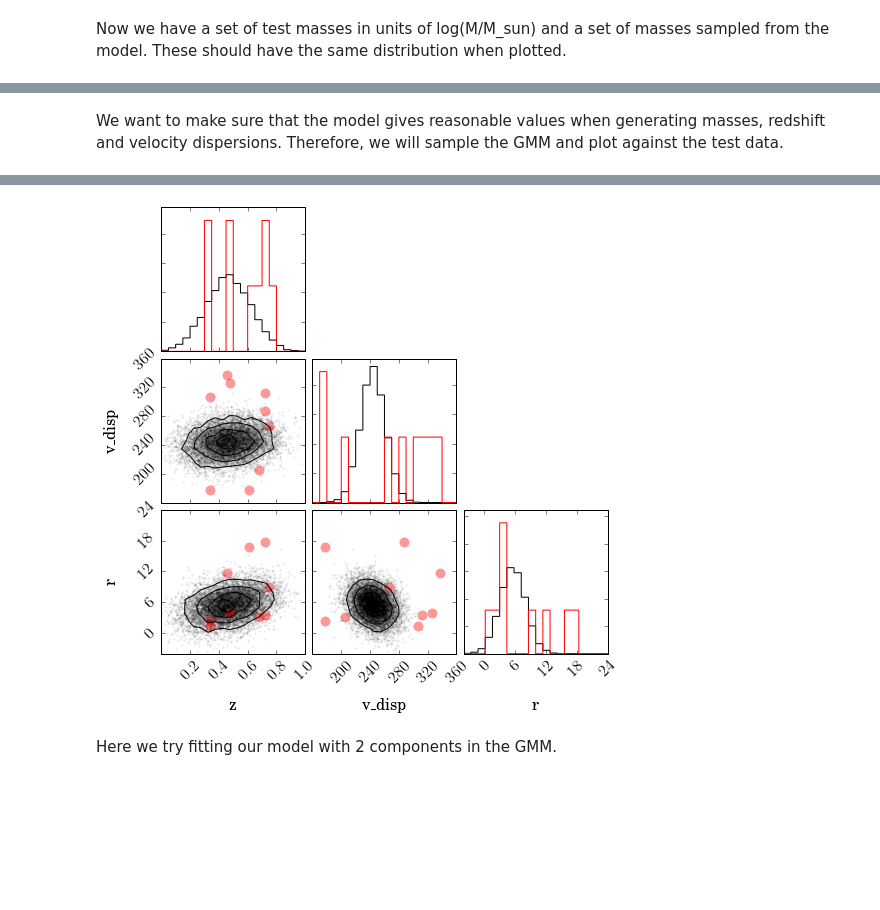
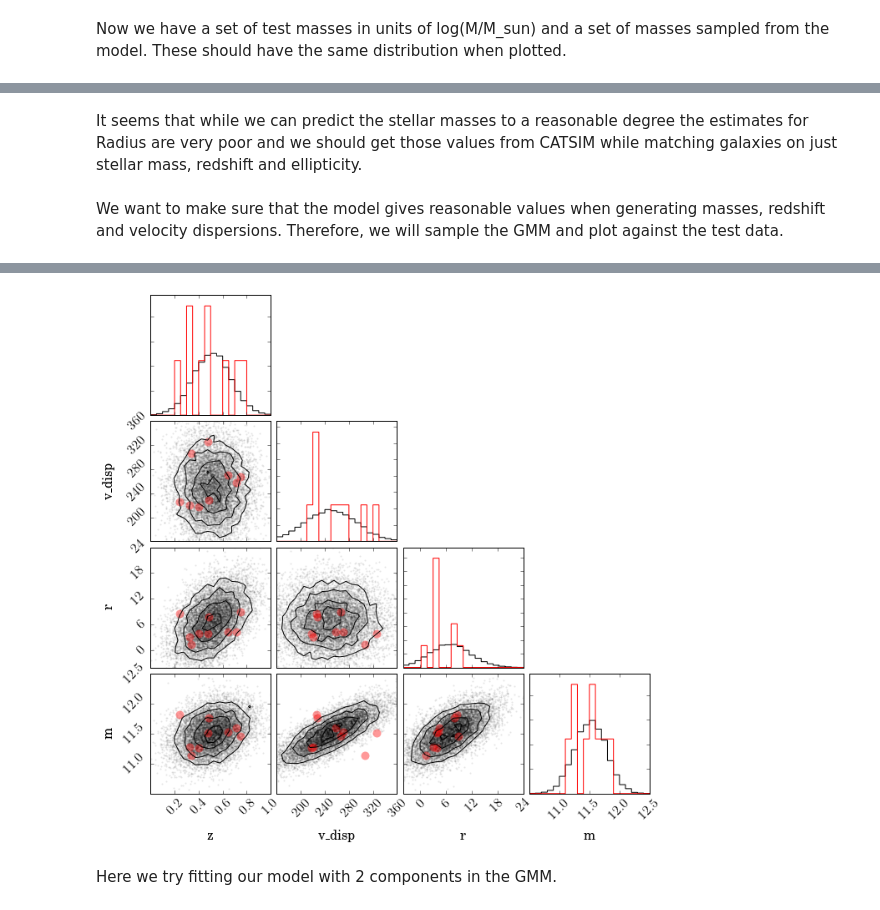
Before and after one commit to LSSTDESC/Twinkles, a Jupyter notebook: examples/notebooks/MatchingLensGalaxies.ipynb, the cells around one changed output, grey strips where cells are left out. Saved outputs shown, nothing was run; the diff lists cells and outputs as text; code cells hidden in the pictures; blank space fills up the shorter version.

Commit message:
Connected to fatboy and ran some matching.

```diff
--- a/examples/notebooks/MatchingLensGalaxies.ipynb
+++ b/examples/notebooks/MatchingLensGalaxies.ipynb
@@ -254,17 +292,20 @@ plt.show()
+# %% [markdown]
+It seems that while we can predict the stellar masses to a reasonable degree the estimates for Radius are very poor and we should get those values from CATSIM while matching galaxies on just stellar mass, redshift and ellipticity.
 # %% [markdown]
 We want to make sure that the model gives reasonable values when generating masses, redshift and velocity dispersions. Therefore, we will sample the GMM and plot against the test data.
 # %%
+empiricist.fit_model(X_train, Xerr_train, filename = 'demo_model.fit', n_components=1)
 test_sample = empiricist.XDGMM.sample(size=10000)
 # %%
 setup_text_plots(fontsize=16, usetex=True)
 
-figure = corner.corner(test_sample[:,:3], labels=['z', 'v\_disp', 'r'],
-                       range = [(0.0, 1.0), (160, 360), (-4, 24)],
+figure = corner.corner(test_sample[:,:], labels=['z', 'v\_disp', 'r', 'm'],
+                       range = [(0.0, 1.0), (160, 360), (-4, 24), (10.5, 12.5)],
               hist_kwargs = {'normed': True}, no_fill_contours=True,
               plot_density=False)
 
-corner.corner(X_test[:, :3], labels=['z', 'v\_disp', 'r'], color='red',
-              range = [(0.0, 1.0), (160, 360), (-4, 24)],
+corner.corner(X_test[:, :], labels=['z', 'v\_disp', 'r', 'm'], color='red',
+              range = [(0.0, 1.0), (160, 360), (-4, 24), (10.5, 12.5)],
               hist_kwargs = {'normed':True}, plot_contours=False,
               plot_density=False, plot_datapoints=True,
               data_kwargs={'marker':'o', 'alpha':0.4, 'markersize':10},
@@ -277,4 +321,4 @@ WARNING:root:Too few points to create valid contours
-[figure, old version]
+[figure, new version]
 # %% [markdown]
 Here we try fitting our model with 2 components in the GMM.
 # %%
```
Also changed, not shown: parts of 39 cells of this notebook.
